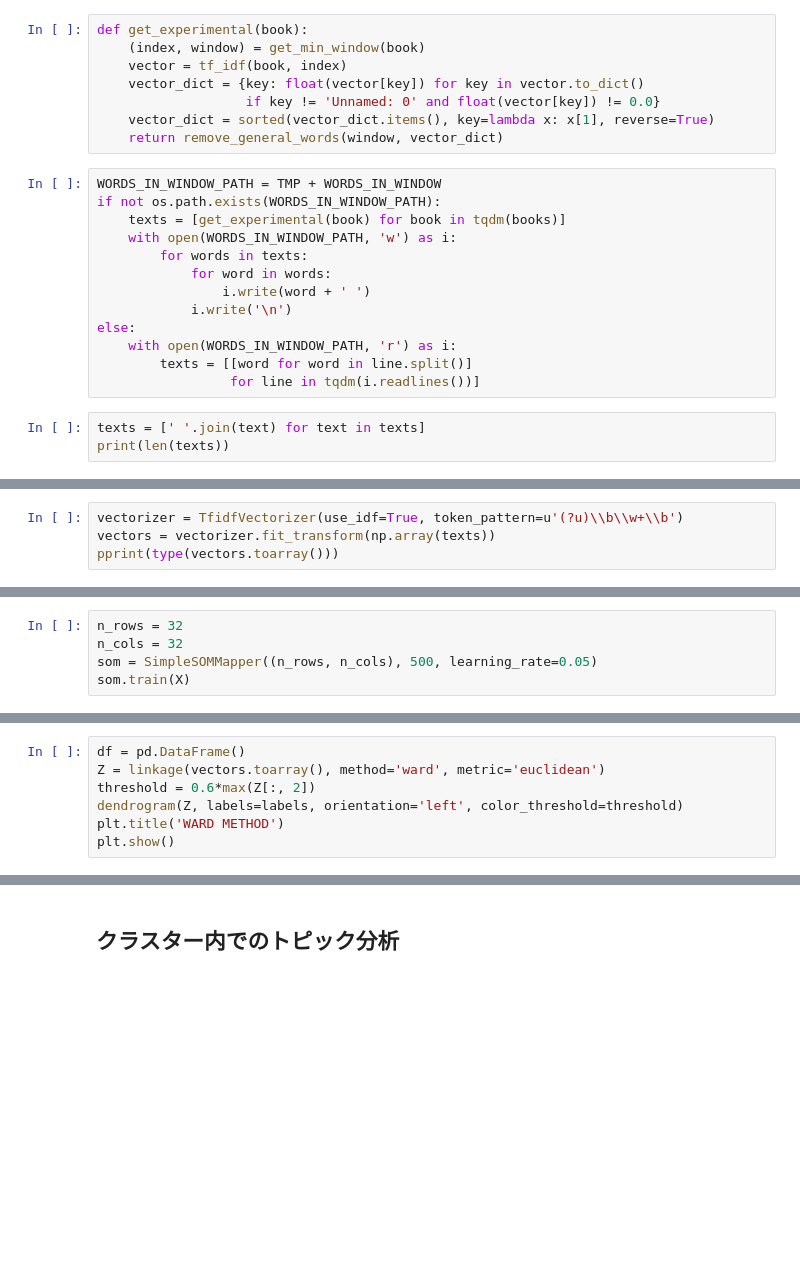
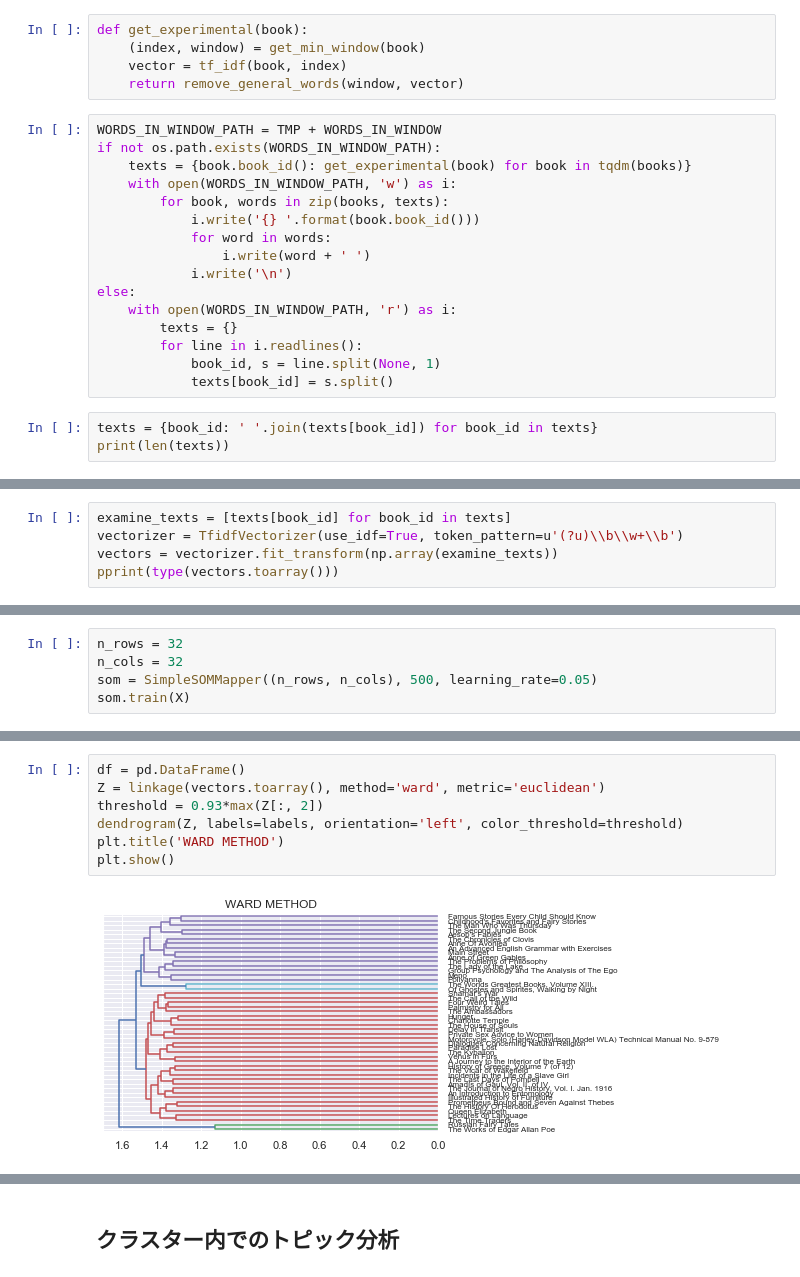
Before and after one commit to tomoya-kwansei/topic-analyze, a Jupyter notebook: topic_analyze.ipynb, the cells around one changed output, grey strips where cells are left out. Saved outputs shown, nothing was run; the diff lists cells and outputs as text; blank space fills up the shorter version.

```diff
--- a/topic_analyze.ipynb
+++ b/topic_analyze.ipynb
@@ -171,23 +172,23 @@ def remove_general_words(window, vector):
 def get_experimental(book):
     (index, window) = get_min_window(book)
     vector = tf_idf(book, index)
-    vector_dict = {key: float(vector[key]) for key in vector.to_dict()
-                   if key != 'Unnamed: 0' and float(vector[key]) != 0.0}
-    vector_dict = sorted(vector_dict.items(), key=lambda x: x[1], reverse=True)
-    return remove_general_words(window, vector_dict)
+    return remove_general_words(window, vector)
 # %%
 WORDS_IN_WINDOW_PATH = TMP + WORDS_IN_WINDOW
 if not os.path.exists(WORDS_IN_WINDOW_PATH):
-    texts = [get_experimental(book) for book in tqdm(books)]
+    texts = {book.book_id(): get_experimental(book) for book in tqdm(books)}
     with open(WORDS_IN_WINDOW_PATH, 'w') as i:
-        for words in texts:
+        for book, words in zip(books, texts):
+            i.write('{} '.format(book.book_id()))
             for word in words:
                 i.write(word + ' ')
             i.write('\n')
 else:
     with open(WORDS_IN_WINDOW_PATH, 'r') as i:
-        texts = [[word for word in line.split()]
-                 for line in tqdm(i.readlines())]
+        texts = {}
+        for line in i.readlines():
+            book_id, s = line.split(None, 1)
+            texts[book_id] = s.split()
 # %%
-texts = [' '.join(text) for text in texts]
+texts = {book_id: ' '.join(texts[book_id]) for book_id in texts}
 print(len(texts))
@@ -194,6 +197,7 @@ print(len(texts))
 # %% [markdown]
 ## Self-Organizing MapおよびWard法による階層的クラスタリング
 # %%
+examine_texts = [texts[book_id] for book_id in texts]
 vectorizer = TfidfVectorizer(use_idf=True, token_pattern=u'(?u)\\b\\w+\\b')
-vectors = vectorizer.fit_transform(np.array(texts))
+vectors = vectorizer.fit_transform(np.array(examine_texts))
 pprint(type(vectors.toarray()))
@@ -218,9 +230,11 @@ plt.show()
 # %%
 df = pd.DataFrame()
 Z = linkage(vectors.toarray(), method='ward', metric='euclidean')
-threshold = 0.6*max(Z[:, 2])
+threshold = 0.93*max(Z[:, 2])
 dendrogram(Z, labels=labels, orientation='left', color_threshold=threshold)
 plt.title('WARD METHOD')
 plt.show()
+# %% [output]
+[figure, added]
 # %%
 pprint(Z[:10])
```
Also changed, not shown: parts of 17 cells of this notebook, 1 other file.
